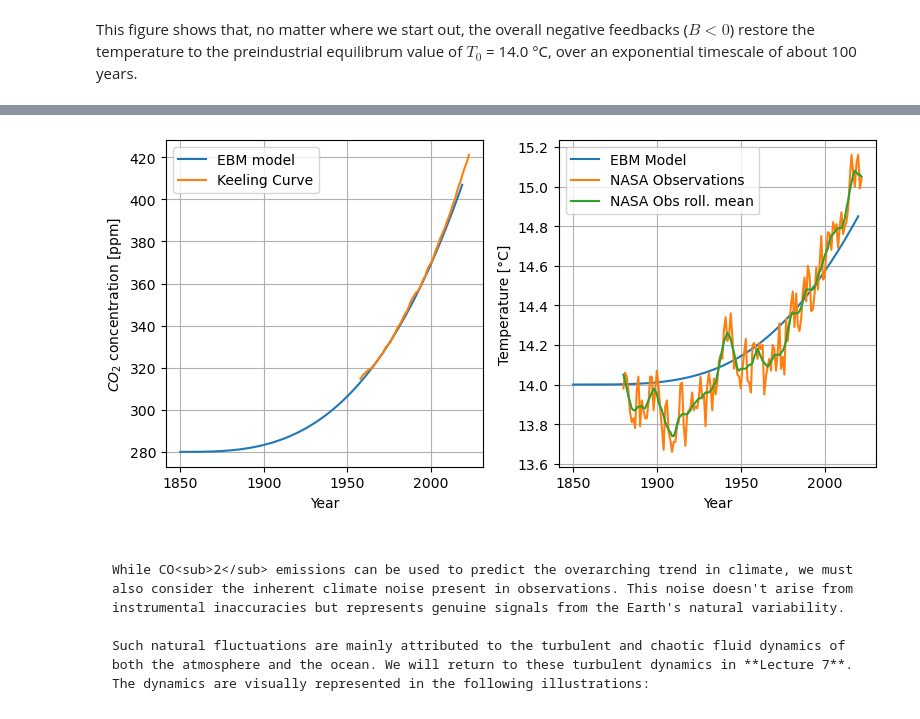
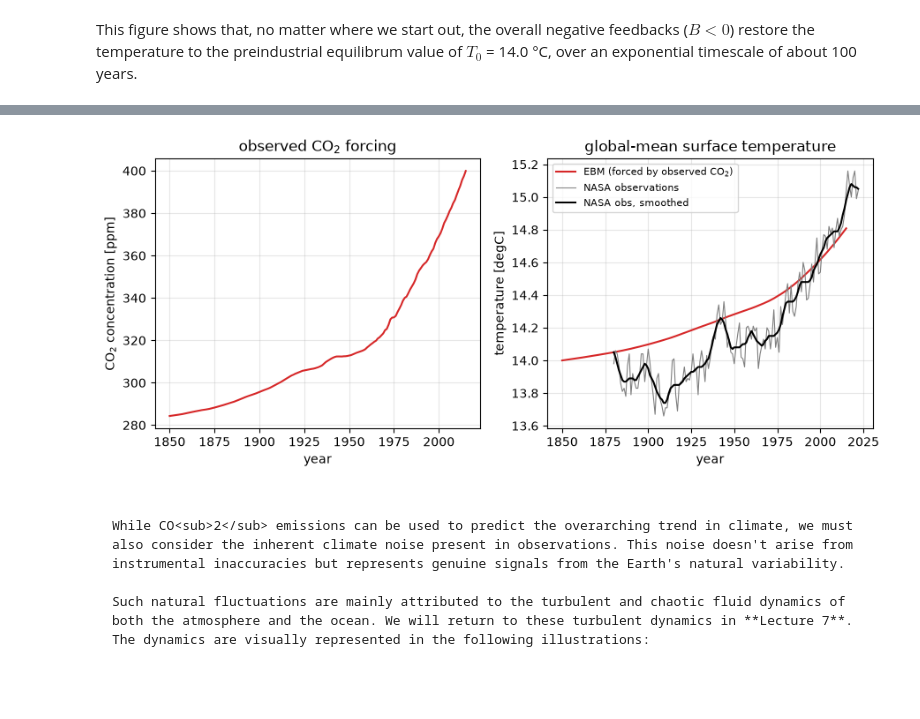
Before and after one commit to drvivekhydro/hydroclimatology, a Jupyter notebook: lecture-04-zero-dimensional-ebm.ipynb, the cells around one changed output, grey strips where cells are left out. Drawn from its saved outputs; the diff is of its cells as text; code cells hidden in the pictures; blank space fills up the shorter version.

````diff
--- a/lecture-04-zero-dimensional-ebm.ipynb
+++ b/lecture-04-zero-dimensional-ebm.ipynb
@@ -451,7 +471,19 @@ def co2_hist(t):
+# %%
+
+co2_table = pd.read_csv("data/ssp_co2_concentrations.csv", comment="#")
+
+def co2_from_table(column):
+    """Return a function year -> CO2 [ppm] by linear interpolation of a scenario column."""
+    years = co2_table["year"].to_numpy(float)
+    conc = co2_table[column].to_numpy(float)
+    return lambda t: np.interp(t, years, conc)
+
+co2_historical = co2_from_table("SSP2-4.5")   # identical to the others up to 2014
 # %%
-model_parameters["CO2"] = co2_hist
+
+model_parameters["CO2"] = co2_historical
 model_parameters["T"] = T0
 model_parameters["t"] = 1850
 model = EBM(**model_parameters)
 
-run_model(model, 170)
+run_model(model, 165)   # 1850 -> 2015
@@ -472,23 +490,27 @@ co2_data = co2_data.groupby(co2_data.index.year).mean()
-# %%
-f, (ax, bx) = plt.subplots(1,2, figsize=(8,4))
-ax.plot(np.arange(1850, 2020), co2_hist(np.arange(1850, 2020)), label = "EBM model")
-ax.plot(co2_data.index, co2_data.values, label="Keeling Curve")
-ax.set_ylabel("$CO_2$ concentration [ppm]")
-ax.grid()
-ax.set_xlabel("Year")
-ax.legend()
-
-
-bx.plot(np.arange(1850, 2021), model.T, label="EBM model")
-temp.plot(ax = bx)
-bx.set_ylabel("Temperature [°C]")
-bx.grid()
-bx.legend(["EBM Model", "NASA Observations", "NASA Obs roll. mean"])
-bx.set_xlabel("Year")
-
-f.tight_layout()
-# %% [output]
-[figure, removed]
+# %%
+
+# Observed global-mean surface temperature (NASA GISTEMP, provided in data/graph.txt)
+obs = pd.read_csv("data/graph.txt", header=None, skiprows=5,
+                  index_col=0, sep=r"\s+", engine="python")
+obs = obs + 14.15   # convert anomaly to absolute temperature [degC]
+obs.columns = ["annual", "smoothed"]
+# %%
+
+years = np.arange(1850, 2016)
+f, (ax, bx) = plt.subplots(1, 2, figsize=(9, 4))
+
+ax.plot(years, co2_historical(years), color="tab:red")
+ax.set_xlabel("year"); ax.set_ylabel("CO$_2$ concentration [ppm]")
+ax.set_title("observed CO$_2$ forcing"); ax.grid(alpha=0.3)
+
+bx.plot(model.t, model.T, color="tab:red", label="EBM (forced by observed CO$_2$)")
+bx.plot(obs.index, obs["annual"], color="0.5", lw=0.8, label="NASA observations")
+bx.plot(obs.index, obs["smoothed"], color="black", lw=1.5, label="NASA obs, smoothed")
+bx.set_xlabel("year"); bx.set_ylabel("temperature [degC]")
+bx.set_title("global-mean surface temperature"); bx.grid(alpha=0.3); bx.legend(fontsize=8)
+f.tight_layout()
+# %% [output]
+[figure, added]
 # %% [markdown]
 ```{warning} CO<sub>2</sub> Emissions: Beyond Trend Predictions to Climate Noise
 
````
Also changed, not shown: parts of 25 cells of this notebook, 4 other files.
